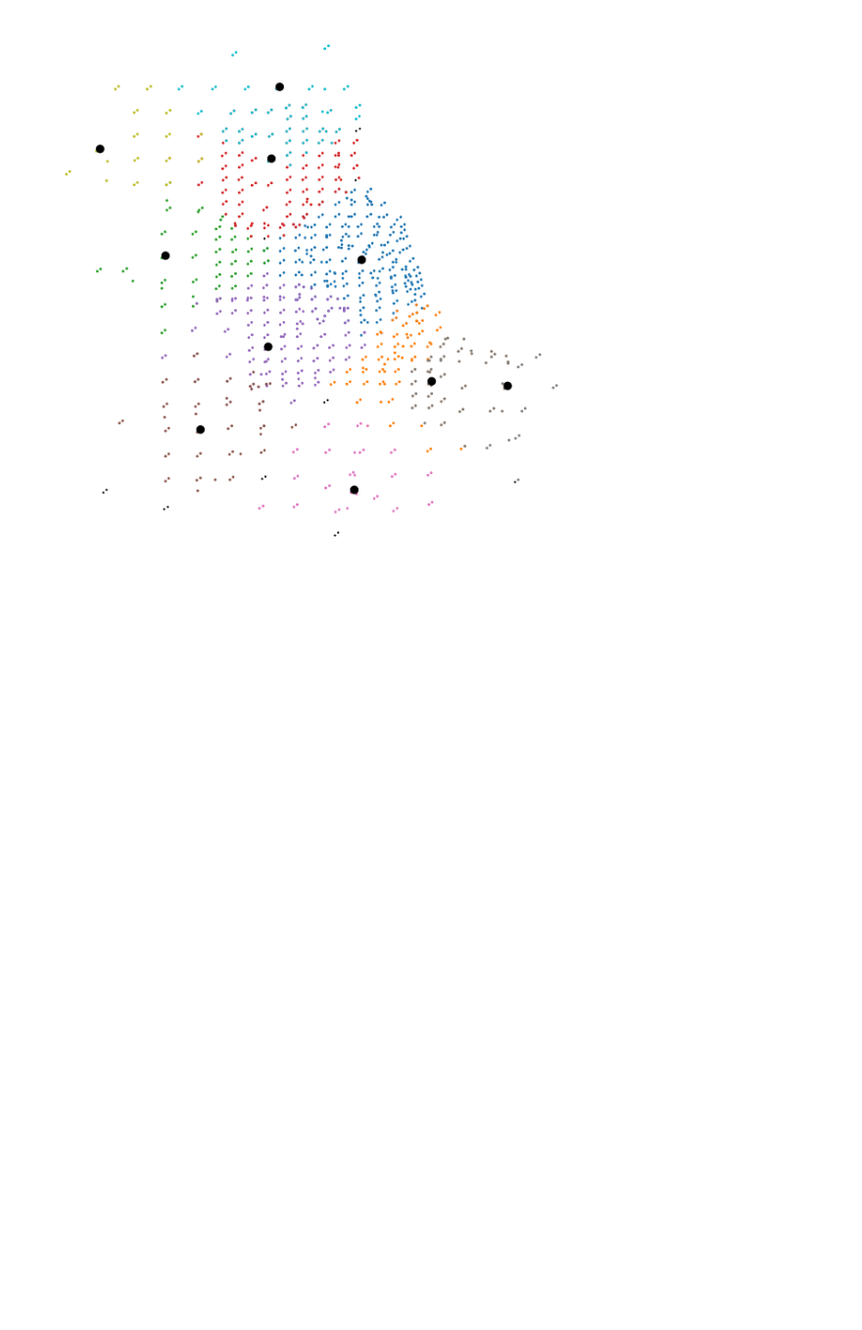
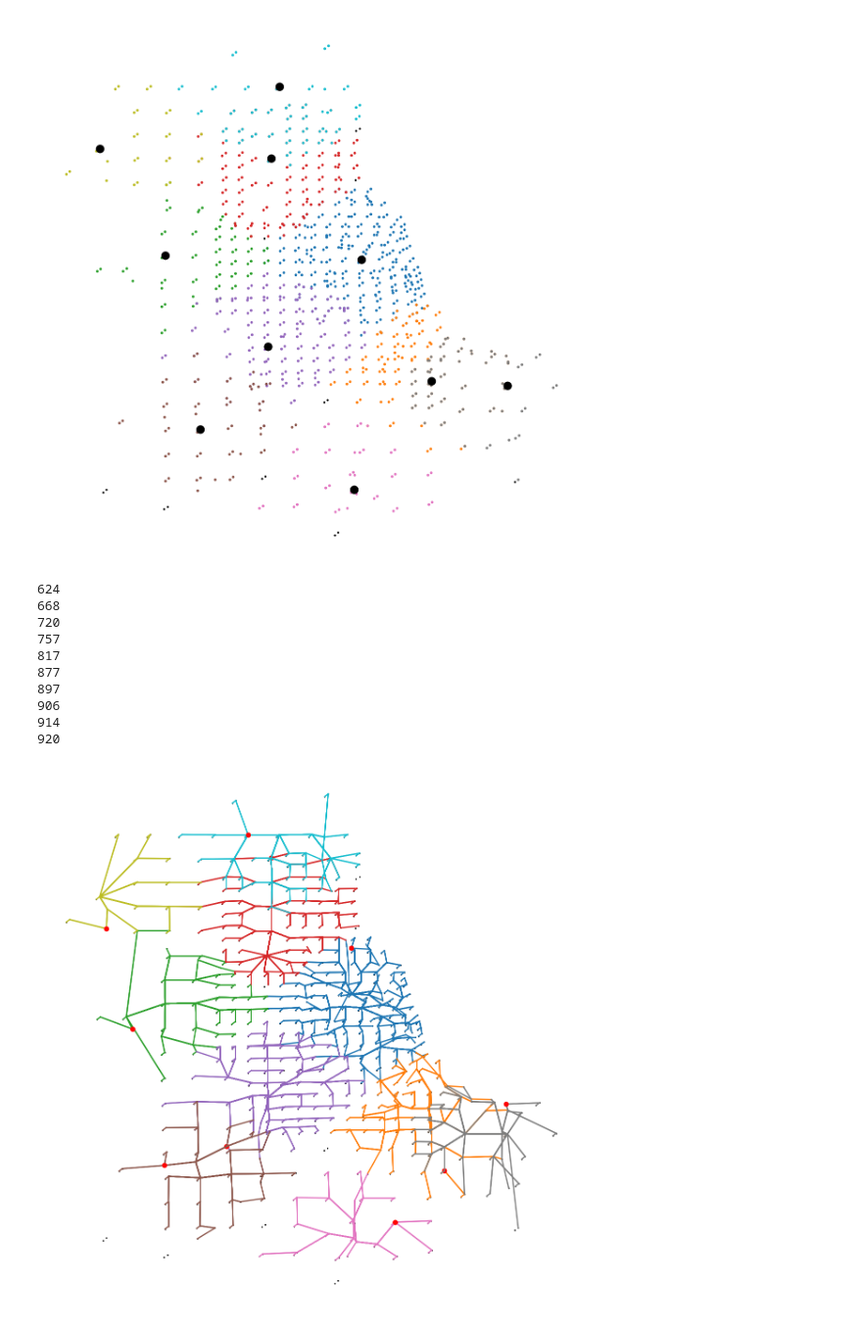
Before and after one commit to tanvAhamed/pyomo-medical-centers-allocation, a Jupyter notebook: ResourceAllocationOpt.ipynb, the cells around one changed output. Shown at 98% size. Cells and saved outputs as stored; diff of their text form; code cells hidden in the pictures; blank space fills up the shorter version.

```diff
--- a/ResourceAllocationOpt.ipynb
+++ b/ResourceAllocationOpt.ipynb
@@ -245,3 +245,54 @@ plt.tight_layout()
 plt.savefig('final_allocation_resul_1'+  ' .png', format='png', dpi=200)
 # %% [output]
 [figure]
+# %%
+KOLOR=['#1f77b4', '#ff7f0e', '#2ca02c', '#d62728', '#9467bd', '#8c564b', '#e377c2', '#7f7f7f', '#bcbd22', '#17becf']
+
+fig_size = (12,12)  # customize figure size here
+
+plt.figure(figsize=fig_size)
+plt.scatter(df['X'],df['Y'],s=2, c='k')
+counter = 0
+for i in instance.i:
+    x1= df.loc[i-1,'X']
+    y1= df.loc[i-1,'Y']
+
+    if value(instance.select[i])>0:
+        cover = [j for j in instance.j if i!=j and dist[i,j]<target2]
+        X=[df.loc[j-1,'X'] for j in cover ]
+        Y=[df.loc[j-1,'Y'] for j in cover ]
+        print(i)
+
+        for j in cover:
+            path = nx.shortest_path(G, source=i, target=j)
+            for c in range(len(path)-1):
+                p1 = path[c]
+                p2 = path[c+1]
+                x1= df.loc[p1-1,'X']
+                y1= df.loc[p1-1,'Y']
+                x2= df.loc[p2-1,'X']
+                y2= df.loc[p2-1,'Y']
+                plt.plot([x1,x2],[y1,y2],c=KOLOR[counter], lw=2)
+
+
+        #plt.scatter(X,Y,s=10, c=KOLOR[counter], zorder= 2)
+
+        plt.scatter(x1,y1,s=50, c='r', zorder= 2)
+        plt.axis('off')
+        plt.tight_layout()
+        plt.savefig('gradual cover'+ str(counter)+  ' .png', format='png', dpi=200)
+
+        counter+=1
+        counter = counter%Nc
+# %% [output]
+624
+668
+720
+757
+817
+877
+897
+906
+914
+920
+[figure, added]
```
